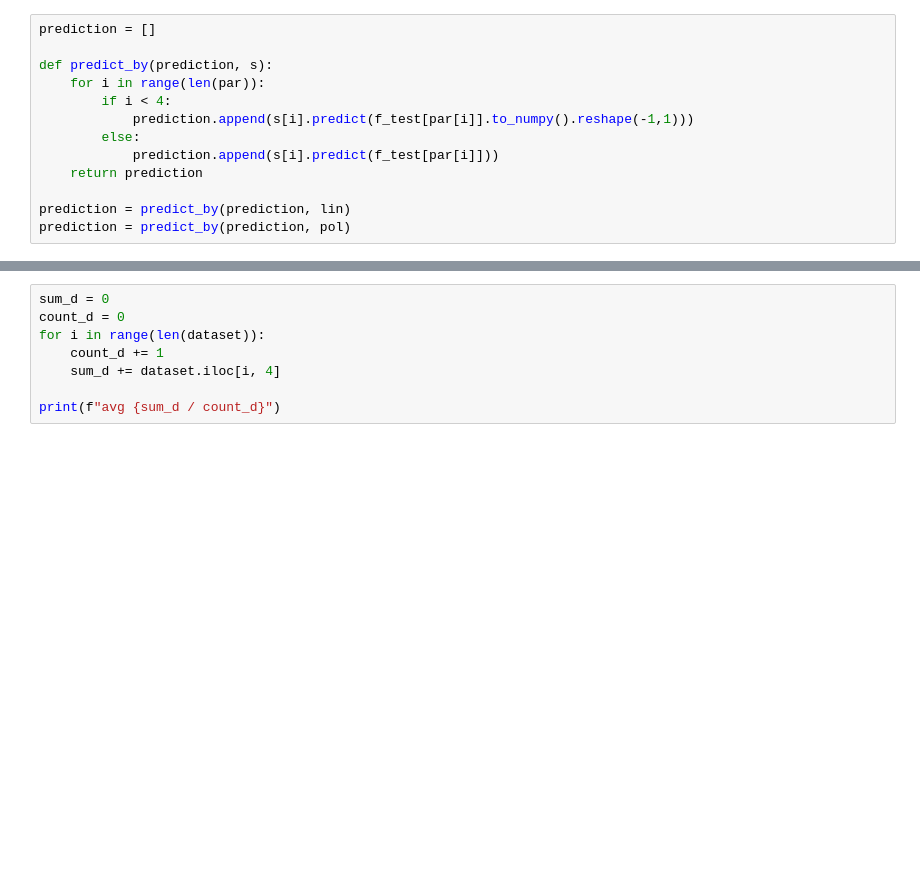
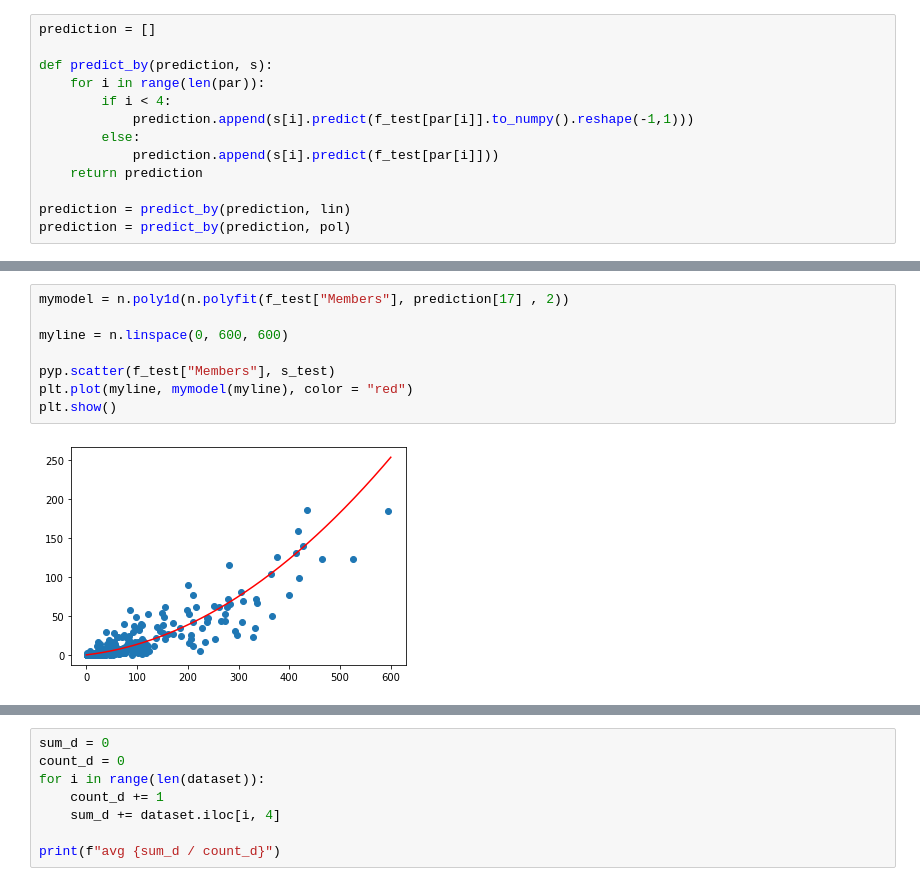
Before and after one commit to ErnestoFolting/courseWorkOlympicAnalysis, a Jupyter notebook: regression.ipynb, the cells around one changed output, grey strips where cells are left out. Drawn from its saved outputs; the diff is of its cells as text; blank space fills up the shorter version.

```diff
--- a/regression.ipynb
+++ b/regression.ipynb
@@ -202 +220,11 @@ polynomial model by ['Population', 'Members', 'GDP_p_c'] params
+# %%
+mymodel = n.poly1d(n.polyfit(f_test["Members"], prediction[17] , 2))
+
+myline = n.linspace(0, 600, 600)
+
+pyp.scatter(f_test["Members"], s_test)
+plt.plot(myline, mymodel(myline), color = "red")
+plt.show()
+# %% [output]
+[figure, added]
 # %%
```
Also changed, not shown: parts of 8 cells of this notebook.
